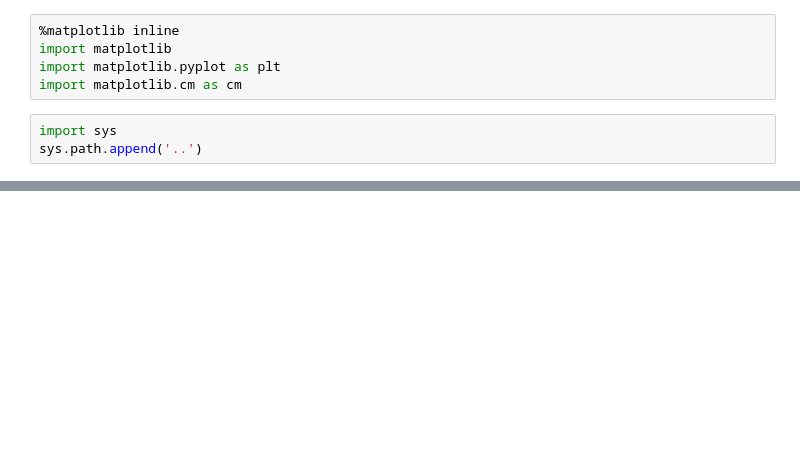
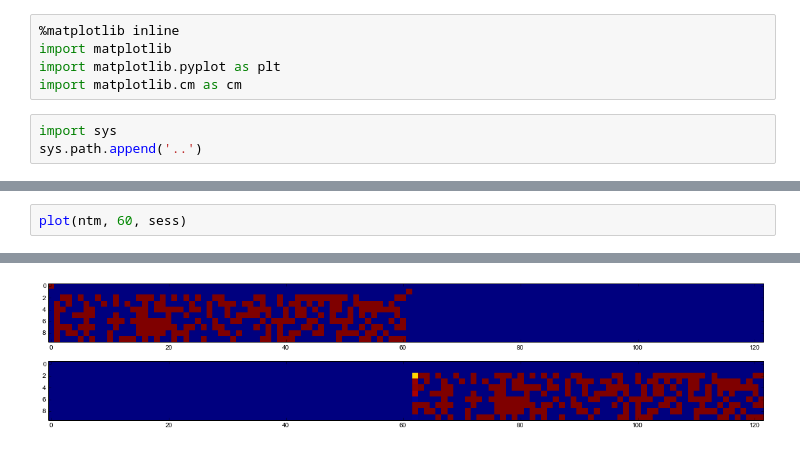
Before and after one commit to carpedm20/NTM-tensorflow, a Jupyter notebook: ipynb/NTM Test.ipynb, the cells around one changed output, grey strips where cells are left out. Cells and saved outputs as stored; diff of their text form; blank space fills up the shorter version.

```diff
--- a/ipynb/NTM Test.ipynb
+++ b/ipynb/NTM Test.ipynb
@@ -107,0 +93,3 @@ Loss : 141.280701
+# %%
+plot(ntm, 60, sess)
+# %% [output]
@@ -107,0 +97 @@ Loss : 141.280701
+[figure, added]
```
Also changed, not shown: parts of 17 cells of this notebook, 17 other files.
